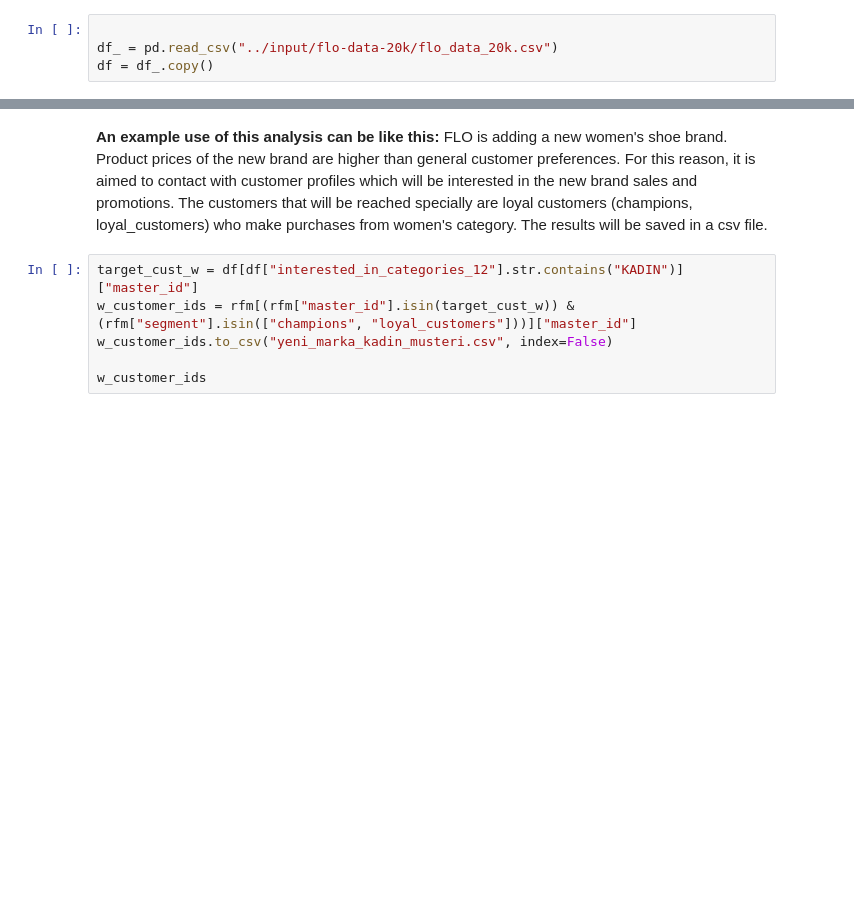
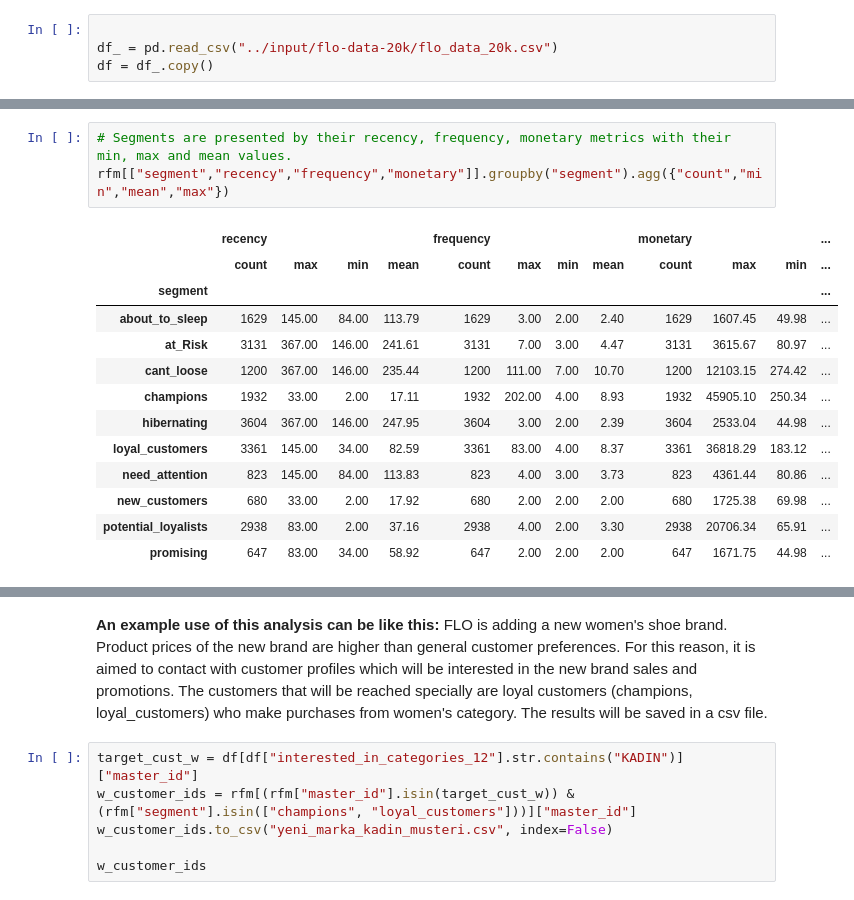
Before and after one commit to cagkangrsy/customer_segmentation_with_rfm, a Jupyter notebook: customer-segmentation-with-rfm-analysis.ipynb, the cells around one changed output, grey strips where cells are left out. Saved outputs shown, nothing was run; the diff lists cells and outputs as text; blank space fills up the shorter version.

```diff
--- a/customer-segmentation-with-rfm-analysis.ipynb
+++ b/customer-segmentation-with-rfm-analysis.ipynb
@@ -215,3 +216,20 @@ rfm.head()
 | 2 | 2 | 69b69676-1a40-11ea-941b-000d3a38a36f | 186.00 | 5.00 | 585.32 | 2 | 4 | 3 | ... |
 | 3 | 3 | 1854e56c-491f-11eb-806e-000d3a38a36f | 135.00 | 2.00 | 121.97 | 3 | 1 | 1 | ... |
 | 4 | 4 | d6ea1074-f1f5-11e9-9346-000d3a38a36f | 86.00 | 2.00 | 209.98 | 3 | 1 | 1 | ... |
+# %%
+# Segments are presented by their recency, frequency, monetary metrics with their min, max and mean values.
+rfm[["segment","recency","frequency","monetary"]].groupby("segment").agg({"count","min","mean","max"})
+# %% [output]
+|  | recency |  |  |  | frequency |  |  |  | monetary |  |  | ... |
+|  | count | max | min | mean | count | max | min | mean | count | max | min | ... |
+| segment |  |  |  |  |  |  |  |  |  |  |  | ... |
+| about_to_sleep | 1629 | 145.00 | 84.00 | 113.79 | 1629 | 3.00 | 2.00 | 2.40 | 1629 | 1607.45 | 49.98 | ... |
+| at_Risk | 3131 | 367.00 | 146.00 | 241.61 | 3131 | 7.00 | 3.00 | 4.47 | 3131 | 3615.67 | 80.97 | ... |
+| cant_loose | 1200 | 367.00 | 146.00 | 235.44 | 1200 | 111.00 | 7.00 | 10.70 | 1200 | 12103.15 | 274.42 | ... |
+| champions | 1932 | 33.00 | 2.00 | 17.11 | 1932 | 202.00 | 4.00 | 8.93 | 1932 | 45905.10 | 250.34 | ... |
+| hibernating | 3604 | 367.00 | 146.00 | 247.95 | 3604 | 3.00 | 2.00 | 2.39 | 3604 | 2533.04 | 44.98 | ... |
+| loyal_customers | 3361 | 145.00 | 34.00 | 82.59 | 3361 | 83.00 | 4.00 | 8.37 | 3361 | 36818.29 | 183.12 | ... |
+| need_attention | 823 | 145.00 | 84.00 | 113.83 | 823 | 4.00 | 3.00 | 3.73 | 823 | 4361.44 | 80.86 | ... |
+| new_customers | 680 | 33.00 | 2.00 | 17.92 | 680 | 2.00 | 2.00 | 2.00 | 680 | 1725.38 | 69.98 | ... |
+| potential_loyalists | 2938 | 83.00 | 2.00 | 37.16 | 2938 | 4.00 | 2.00 | 3.30 | 2938 | 20706.34 | 65.91 | ... |
+| promising | 647 | 83.00 | 34.00 | 58.92 | 647 | 2.00 | 2.00 | 2.00 | 647 | 1671.75 | 44.98 | ... |
```
Also changed, not shown: parts of 22 cells of this notebook.
